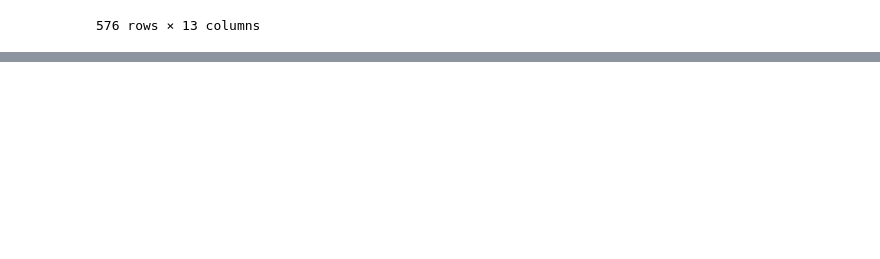
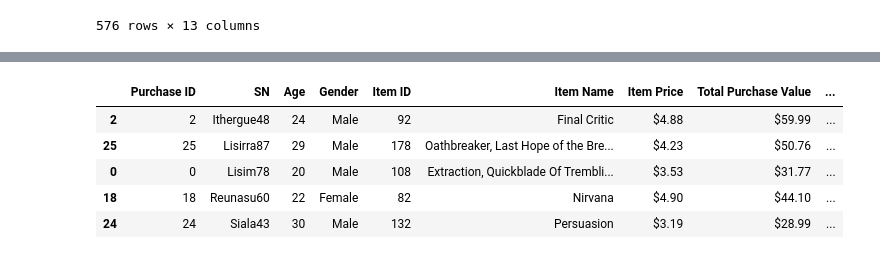
Before and after one commit to anishjv20/pandas-challenge, a Jupyter notebook: HeroesOfPymoli/HeroesOfPymoli.ipynb, the cells around one changed output, grey strips where cells are left out. Saved outputs shown, nothing was run; the diff lists cells and outputs as text; code cells hidden in the pictures; blank space fills up the shorter version.

```diff
--- a/HeroesOfPymoli/HeroesOfPymoli.ipynb
+++ b/HeroesOfPymoli/HeroesOfPymoli.ipynb
@@ -388,0 +449,13 @@ See the caveats in the documentation: https://pandas.pydata.org/pandas-docs/stab
+# %%
+popular = Item_count.nlargest(5,'Purchase Count')
+popular['Price'] = popular['Price'].map("${:.2f}".format)
+popular['Total Purchase Value'] = popular['Total Purchase Value'].map("${:.2f}".format)
+popular = popular.rename(columns={'Price':'Item Price'})
+popular
+# %% [output]
+|  | Purchase ID | SN | Age | Gender | Item ID | Item Name | Item Price | Total Purchase Value | ... |
+| 2 | 2 | Ithergue48 | 24 | Male | 92 | Final Critic | $4.88 | $59.99 | ... |
+| 25 | 25 | Lisirra87 | 29 | Male | 178 | Oathbreaker, Last Hope of the Bre... | $4.23 | $50.76 | ... |
+| 0 | 0 | Lisim78 | 20 | Male | 108 | Extraction, Quickblade Of Trembli... | $3.53 | $31.77 | ... |
+| 18 | 18 | Reunasu60 | 22 | Female | 82 | Nirvana | $4.90 | $44.10 | ... |
+| 24 | 24 | Siala43 | 30 | Male | 132 | Persuasion | $3.19 | $28.99 | ... |
```
Also changed, not shown: parts of 13 cells of this notebook.
